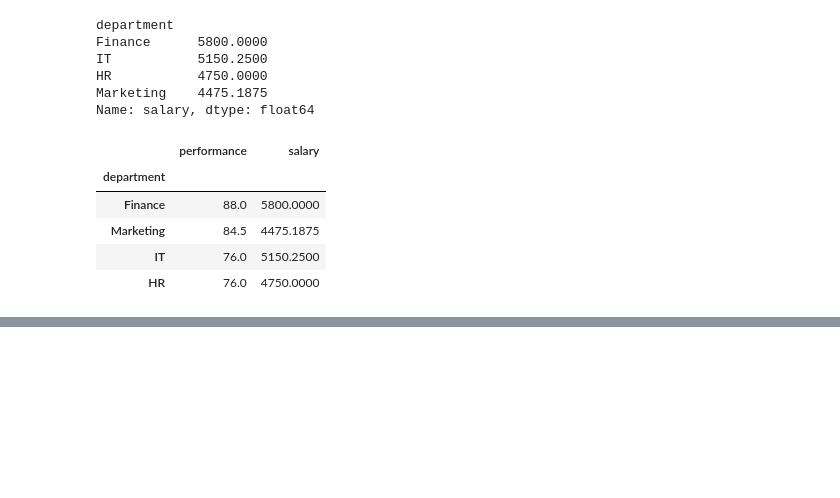
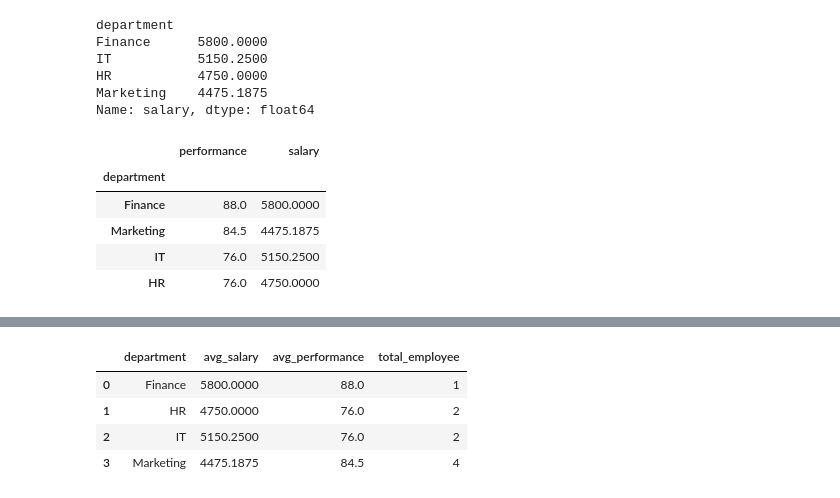
Before and after one commit to abeljosiah2022-max/pandas-class, a Jupyter notebook: employee_data.ipynb, the cells around one changed output, grey strips where cells are left out. Drawn from its saved outputs; the diff is of its cells as text; code cells hidden in the pictures; blank space fills up the shorter version.

```diff
--- a/employee_data.ipynb
+++ b/employee_data.ipynb
@@ -932,0 +951,14 @@ merge_df.groupby('department')[['performance', 'salary']].mean().sort_values(by=
+# %%
+#Writing multiple aggregations at once using '.agg' and multiple fields
+
+merge_df.groupby('department').agg(
+    avg_salary=('salary', 'mean'),
+    avg_performance=('performance', 'mean'),
+    total_employee=('emp_id', 'count')
+).reset_index()
+# %% [output]
+|  | department | avg_salary | avg_performance | total_employee |
+| 0 | Finance | 5800.0000 | 88.0 | 1 |
+| 1 | HR | 4750.0000 | 76.0 | 2 |
+| 2 | IT | 5150.2500 | 76.0 | 2 |
+| 3 | Marketing | 4475.1875 | 84.5 | 4 |
```
Also changed, not shown: parts of 7 cells of this notebook.
